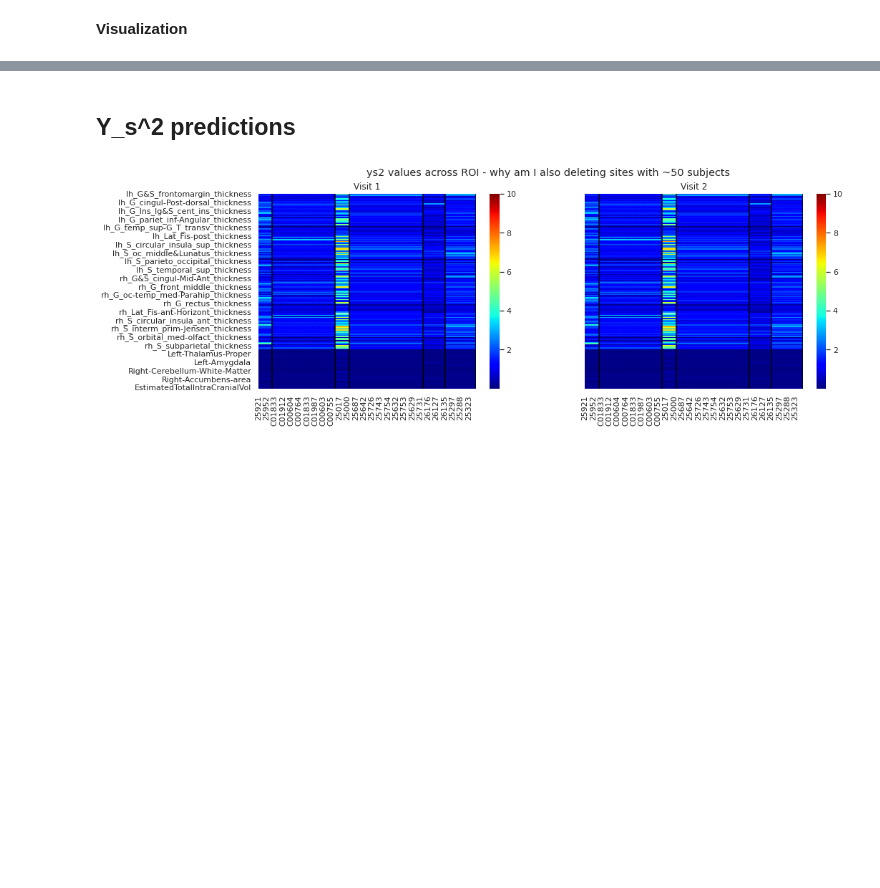
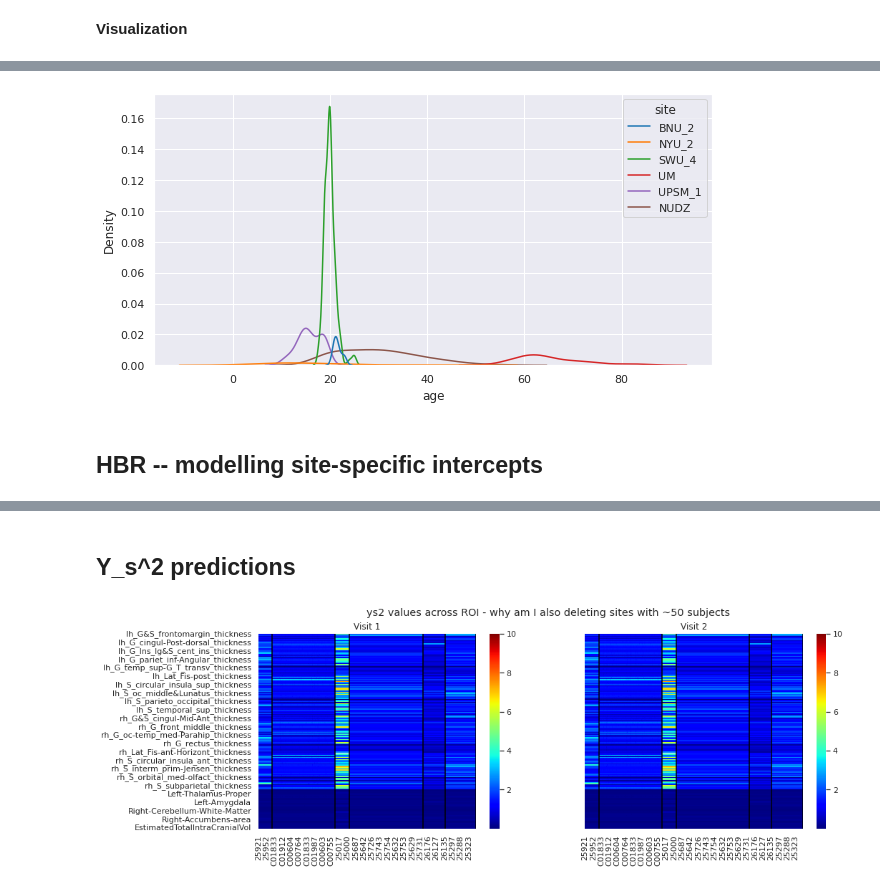
Before and after one commit to bbuckova/ESO_normative, a Jupyter notebook: CORR_data_normative.ipynb, the cells around one changed output, grey strips where cells are left out. Cells and saved outputs as stored; diff of their text form; code cells hidden in the pictures; blank space fills up the shorter version.

```diff
--- a/CORR_data_normative.ipynb
+++ b/CORR_data_normative.ipynb
@@ -731,0 +701,13 @@ for idp in idp_ids:
+# %%
+models_dir = ('/home/barbora/Documents/Projects/Normative_Models/COINS/models')
+images_dir = os.path.join(models_dir, 'threshold_50','img')
+
+# Distribution of age by site
+fig = plt.figure(figsize=(10,5))
+ax = sns.kdeplot(data=v1_z_all, x='age', hue='site')
+plt.savefig(os.path.join(images_dir, 'age_dist'))
+# %% [output]
+[figure, added]
+# %% [markdown]
+**HBR -- modelling site-specific intercepts**
+------------------------------------------------
```
Also changed, not shown: parts of 27 cells of this notebook.
